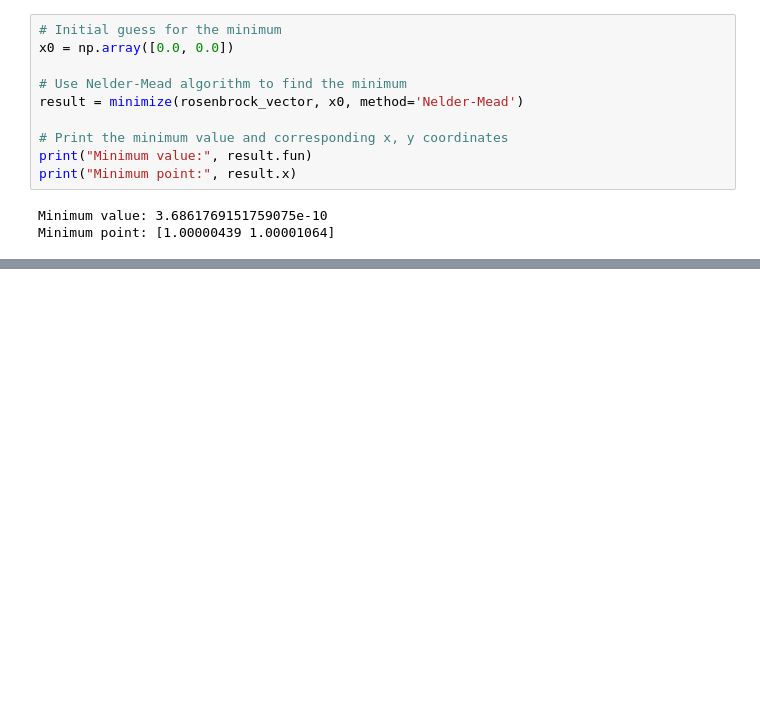
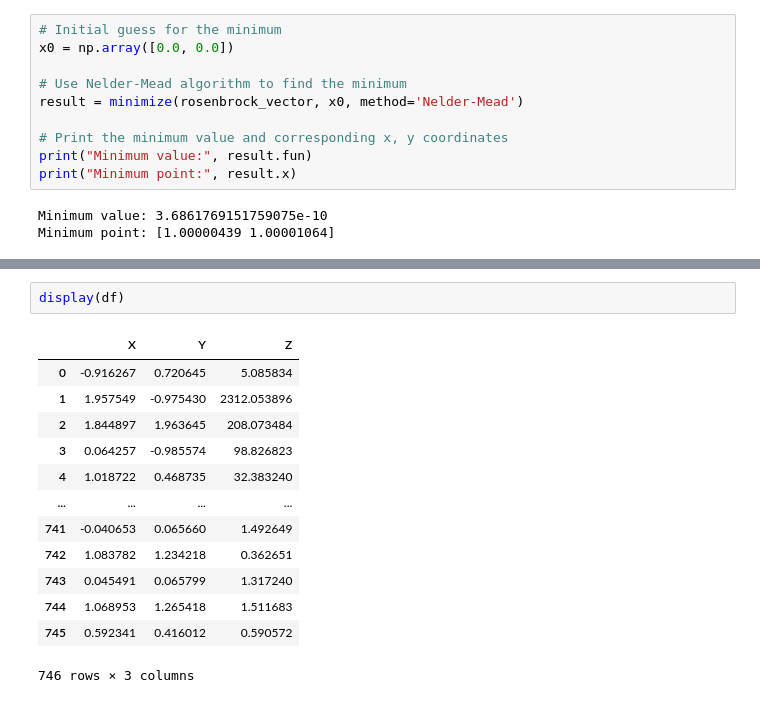
Before and after one commit to LLNL/scisample, a Jupyter notebook: examples/python_api/smart_sampler.ipynb, the cells around one changed output, grey strips where cells are left out. Saved outputs shown, nothing was run; the diff lists cells and outputs as text; blank space fills up the shorter version.

```diff
--- a/examples/python_api/smart_sampler.ipynb
+++ b/examples/python_api/smart_sampler.ipynb
@@ -103,0 +239,16 @@ divide by zero encountered in log
+# %%
+display(df)
+# %% [output]
+|  | X | Y | Z |
+| 0 | -0.916267 | 0.720645 | 5.085834 |
+| 1 | 1.957549 | -0.975430 | 2312.053896 |
+| 2 | 1.844897 | 1.963645 | 208.073484 |
+| 3 | 0.064257 | -0.985574 | 98.826823 |
+| 4 | 1.018722 | 0.468735 | 32.383240 |
+| ... | ... | ... | ... |
+| 741 | -0.040653 | 0.065660 | 1.492649 |
+| 742 | 1.083782 | 1.234218 | 0.362651 |
+| 743 | 0.045491 | 0.065799 | 1.317240 |
+| 744 | 1.068953 | 1.265418 | 1.511683 |
+| 745 | 0.592341 | 0.416012 | 0.590572 |
+746 rows × 3 columns
```
Also changed, not shown: parts of 9 cells of this notebook.
